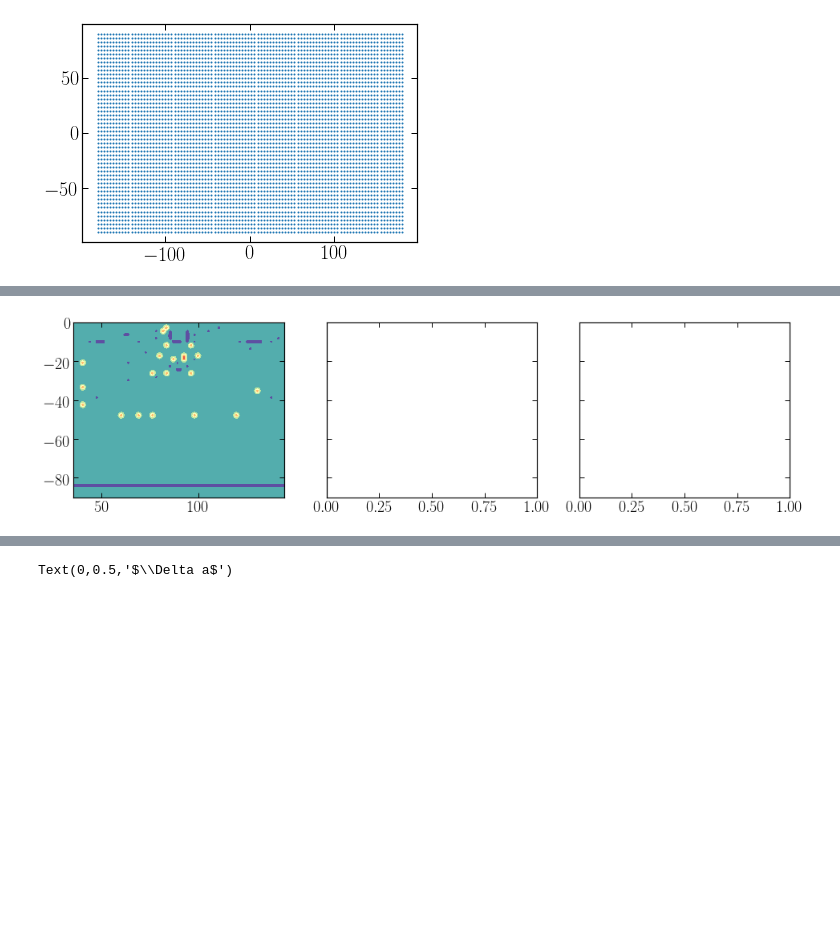
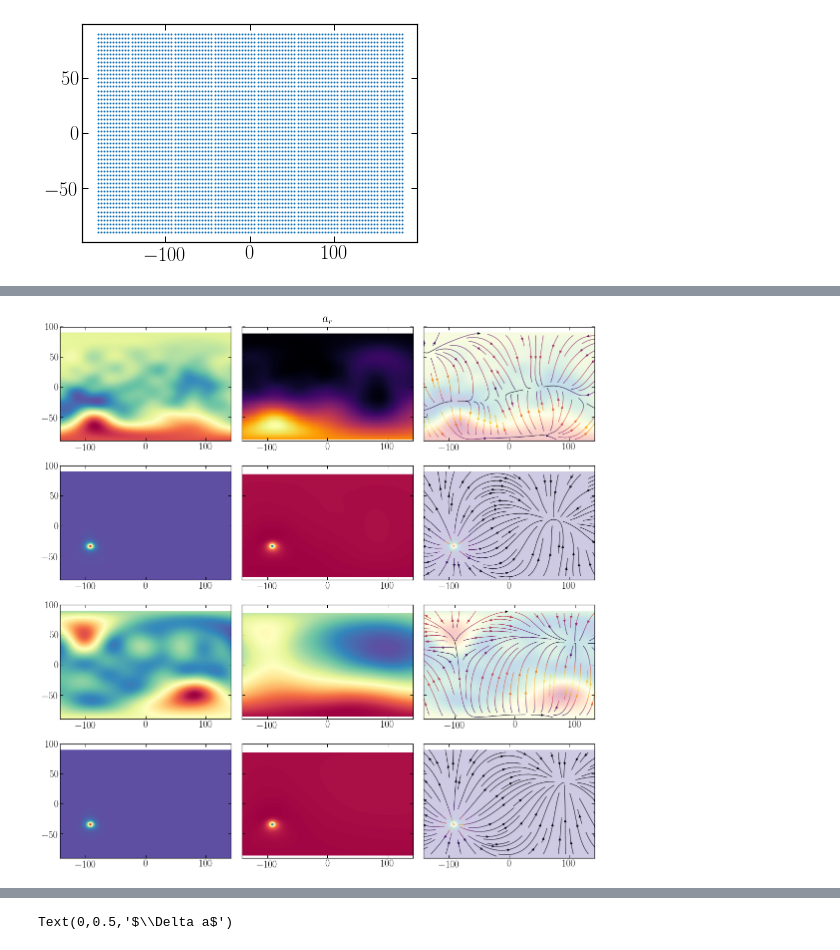
Before and after one commit to jngaravitoc/MW-LMC-SCF, a Jupyter notebook: notebooks/wake_acceleration_field.ipynb, the cells around one changed output, grey strips where cells are left out. Drawn from its saved outputs; the diff is of its cells as text; code cells hidden in the pictures; blank space fills up the shorter version.

```diff
--- a/notebooks/wake_acceleration_field.ipynb
+++ b/notebooks/wake_acceleration_field.ipynb
@@ -210,0 +208,4 @@ S_mw, T_mw, N_mw = smooth_coeff(coeff_mw_path, covmat_mw_path, 0, 10, 20, 20, 20
+# %%
+S_mw, T_mw, N_mw = smooth_coeff(coeff_mw_path, covmat_mw_path, 0, 9, 20, 20, 20, 6, mass, snap=90, sn_out=0)
+S_lmc, T_lmc, N_lmc = smooth_coeff(coeff_lmc_path, covmat_lmc_path, 0, 9, 20, 20, 20, 6, mass, snap=90, sn_out=0)
+S_mwlmc, T_mwlmc, N_mwlmc = smooth_coeff(coeff_lmc_path, covmat_lmc_path, 0, 9, 20, 20, 20, 6, mass, snap=90, sn_out=0)
@@ -228,4 +239,10 @@ rho = biff.density(xyz, S_mw, T_mw, M=1, r_s=rs)
 rho_ref = biff.density(xyz, S_mw_ref, T_mw_ref, M=1, r_s=rs)
+# %%
+rho_lmc = biff.density(xyz_shift, S_lmc, T_lmc, M=1, r_s=10)
+a_lmc = biff.gradient(xyz_shift, S_lmc, T_lmc, M=1, G=G_gadget, r_s=10)
+# %%
+rho_mwlmc = biff.density(xyz, S_mwlmc, T_mwlmc, M=1, r_s=10)
+a_mwlmc = biff.gradient(xyz, S_mwlmc, T_mwlmc, M=1, G=G_gadget, r_s=10)
 # %%
 ax = a1[:,0]
 ay = a1[:,1]
@@ -233,3 +258,5 @@ az = a1[:,2]
 # %%
 ar, at, ap = Cuadrant4.vel_cartesian_to_galactic(xyz, a1)
+ar_lmc, at_lmc, ap_lmc = Cuadrant4.vel_cartesian_to_galactic(xyz, a_lmc)
+ar_mwlmc, at_mwlmc, ap_mwlmc = Cuadrant4.vel_cartesian_to_galactic(xyz, a_mwlmc)
 # %%
@@ -242,21 +286,61 @@ axvline(90, c='w', ls=':')
 # %%
-fig, ax = plt.subplots(1, 3, figsize=(16, 4), sharey=True)
 
-im1 = ax[0].imshow(rho.reshape(50, 100), origin='lower', extent=[0, 180, -90, 0], cmap='Spectral_r', interpolation='Gaussian')
+atan = np.sqrt(at.reshape(100,200)**2 + ap.reshape(100,200)**2)
+atan_lmc = np.sqrt(at_lmc.reshape(100,200)**2 + ap_lmc.reshape(100,200)**2)
+atan_mwlmc = np.sqrt(at_mwlmc.reshape(100,200)**2 + ap_mwlmc.reshape(100,200)**2)
+
+fig, ax = plt.subplots(4, 3, figsize=(16, 16), sharey=True)
+
+im1 = ax[0][0].imshow(rho.reshape(100, 200), origin='lower', extent=[-180, 180, -90, 90], cmap='Spectral_r', interpolation='Gaussian')
 #fig.colorbar(im1, orientation='horizontal')#
-
-#im2 = ax[1].imshow(ar.reshape(50, 100).T, origin='lower', extent=[0, 180, -90, 0], cmap='inferno')
+ax[0][1].set_title('$a_r$')
+im2 = ax[0][1].imshow(ar.reshape(100, 200),  origin='lower', extent=[-180, 180, -90, 90], cmap='inferno')
 #fig.colorbar(im2, orientation='horizontal')
 
 
-#atan = np.sqrt(at.reshape(50,100)**2 + ap.reshape(50,100)**2)
+ax[0][2].imshow(rho.reshape(100, 200), origin='lower', extent=[-180, 180, -90, 90],
+             cmap='Spectral_r', interpolation='Gaussian', alpha=0.3)
 
-#ax[2].imshow(rho.reshape(50, 100).T, origin='lower', extent=[0, 180, -90, 0],
-#       cmap='Spectral_r', interpolation='Gaussian', alpha=0.5)
-
-#ax[2].streamplot(L4, B4, at.reshape(50, 100), ap.reshape(50, 100), color=atan, linewidth=1, cmap=plt.cm.inferno)
+ax[0][2].streamplot(L4, B4, ap.reshape(100, 200), at.reshape(100, 200), color=atan, linewidth=1, cmap=plt.cm.inferno)
 #colorbar(orientation='horizontal')
 
-#fig.tight_layout()
+
+ax[1][0].imshow((rho+rho_lmc).reshape(100, 200), origin='lower', extent=[-180, 180, -90, 90],
+             cmap='Spectral_r', interpolation='Gaussian')
+
+ax[1][1].imshow((ar+ar_lmc).reshape(100, 200), origin='lower', extent=[-180, 180, -90, 90], cmap='Spectral_r', interpolation='Gaussian')
+
+
+ax[1][2].imshow((rho+rho_lmc).reshape(100, 200), origin='lower', extent=[-180, 180, -90, 90],
+             cmap='Spectral_r', interpolation='Gaussian', alpha=0.3)
+ax[1][2].streamplot(L4, B4, (ap+ap_lmc).reshape(100, 200), (at+at_lmc).reshape(100, 200), color=atan_lmc+atan,
+                    linewidth=1, cmap=plt.cm.inferno)
+
+ax[2][0].imshow((rho_mwlmc).reshape(100, 200), origin='lower', extent=[-180, 180, -90, 90],
+             cmap='Spectral_r', interpolation='Gaussian')
+
+ax[2][1].imshow((ar_mwlmc).reshape(100, 200), origin='lower', extent=[-180, 180, -90, 90], cmap='Spectral_r', interpolation='Gaussian')
+
+
+ax[2][2].imshow((rho_mwlmc).reshape(100, 200), origin='lower', extent=[-180, 180, -90, 90],
+             cmap='Spectral_r', interpolation='Gaussian', alpha=0.3)
+ax[2][2].streamplot(L4, B4, (ap_mwlmc).reshape(100, 200), (at_mwlmc).reshape(100, 200), color=atan_mwlmc,
+                    linewidth=1, cmap=plt.cm.inferno)
+
+
+ax[3][0].imshow((rho_mwlmc+rho_lmc).reshape(100, 200), origin='lower', extent=[-180, 180, -90, 90],
+             cmap='Spectral_r', interpolation='Gaussian')
+
+ax[3][1].imshow((ar_mwlmc+ar_lmc).reshape(100, 200), origin='lower', extent=[-180, 180, -90, 90], cmap='Spectral_r', interpolation='Gaussian')
+
+
+ax[3][2].imshow((rho_mwlmc+rho_lmc).reshape(100, 200), origin='lower', extent=[-180, 180, -90, 90],
+             cmap='Spectral_r', interpolation='Gaussian', alpha=0.3)
+ax[3][2].streamplot(L4, B4, (ap_mwlmc+ap_lmc).reshape(100, 200), (at_mwlmc+at_lmc).reshape(100, 200),
+                    color=atan_mwlmc+atan_lmc,
+                    linewidth=1, cmap=plt.cm.inferno)
+
+
+fig.tight_layout()
 # %% [output]
-[figure, old version]
+[figure, new version]
```
Also changed, not shown: parts of 25 cells of this notebook.
